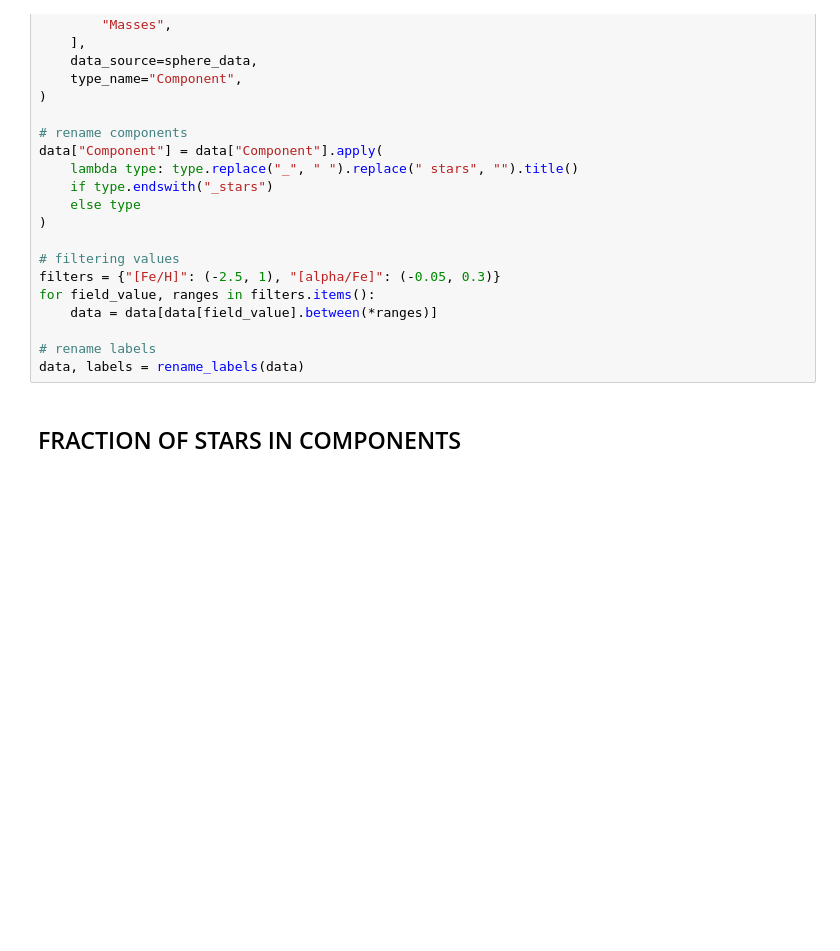
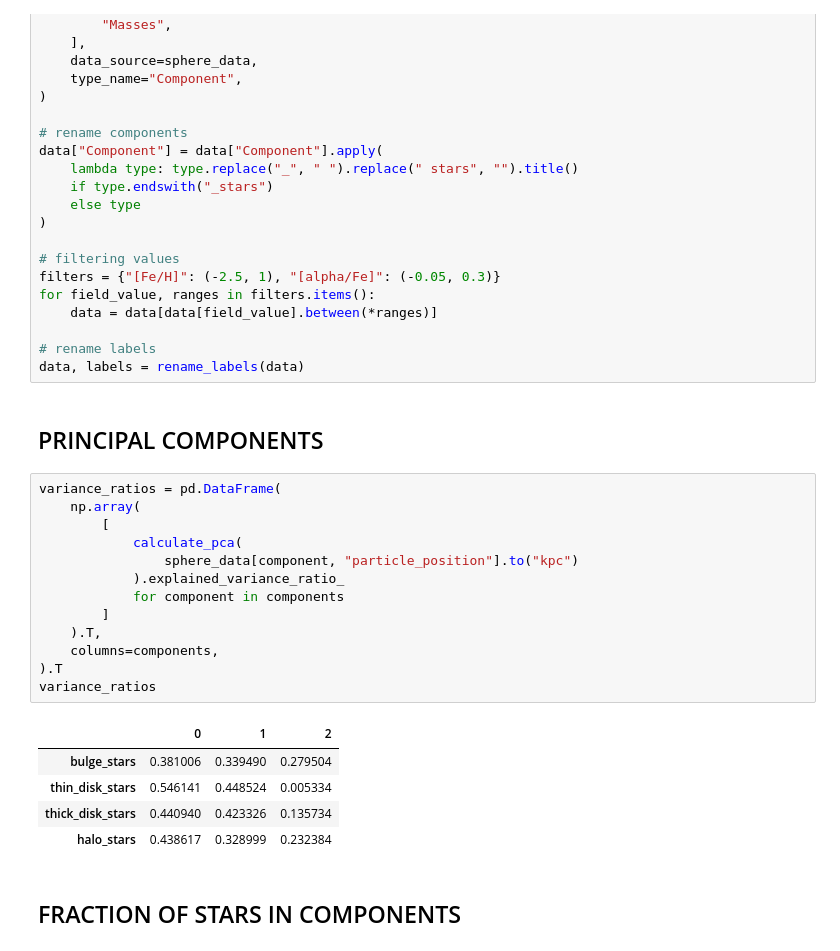
Before and after one commit to ChrisBoettner/skaro, a Jupyter notebook: notebooks/Galaxy_components.ipynb, the cells around one changed output. Cells and saved outputs as stored; diff of their text form; blank space fills up the shorter version.

```diff
--- a/notebooks/Galaxy_components.ipynb
+++ b/notebooks/Galaxy_components.ipynb
@@ -95,6 +96,27 @@ for field_value, ranges in filters.items():
 
 # rename labels
 data, labels = rename_labels(data)
+# %% [markdown]
+## PRINCIPAL COMPONENTS
+# %%
+variance_ratios = pd.DataFrame(
+    np.array(
+        [
+            calculate_pca(
+                sphere_data[component, "particle_position"].to("kpc")
+            ).explained_variance_ratio_
+            for component in components
+        ]
+    ).T,
+    columns=components,
+).T
+variance_ratios
+# %% [output]
+|  | 0 | 1 | 2 |
+| bulge_stars | 0.381006 | 0.339490 | 0.279504 |
+| thin_disk_stars | 0.546141 | 0.448524 | 0.005334 |
+| thick_disk_stars | 0.440940 | 0.423326 | 0.135734 |
+| halo_stars | 0.438617 | 0.328999 | 0.232384 |
 # %% [markdown]
 ## FRACTION OF STARS IN COMPONENTS
 # %%
```
Also changed, not shown: parts of 8 cells of this notebook, 6 other files.
